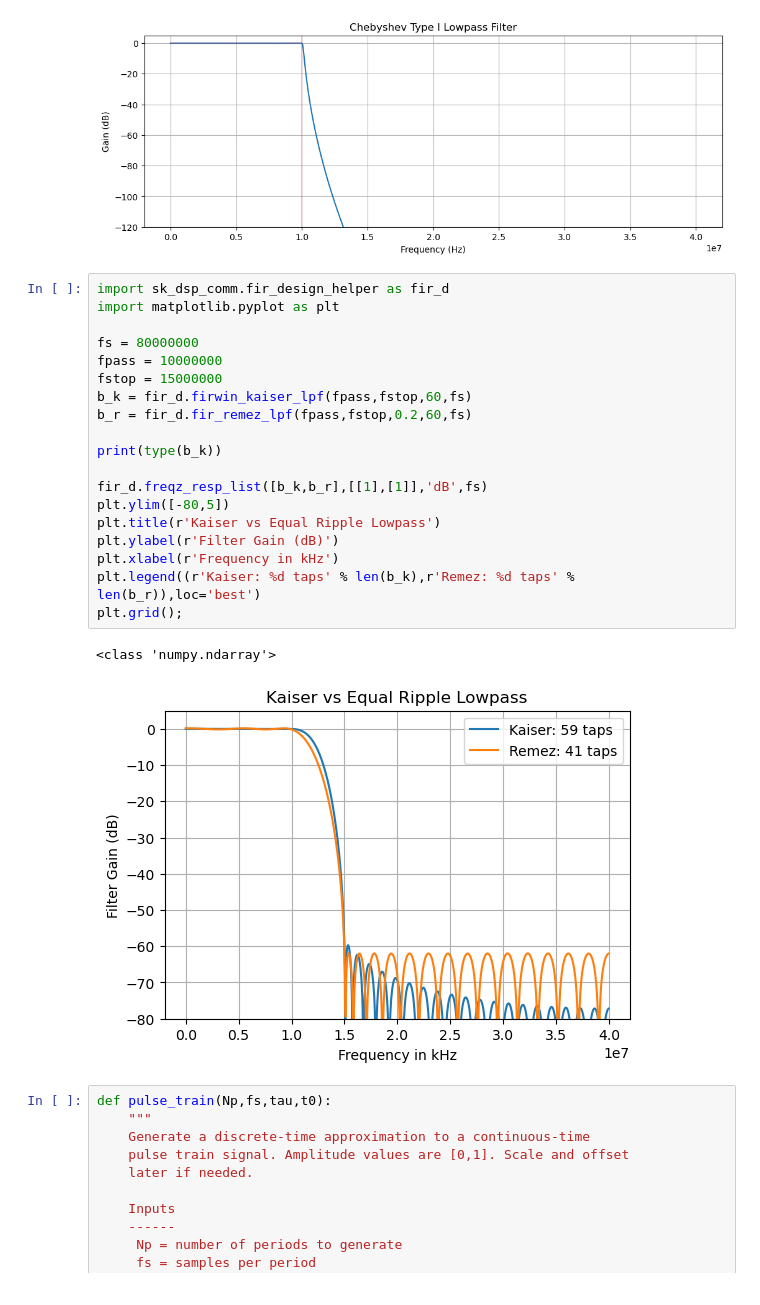
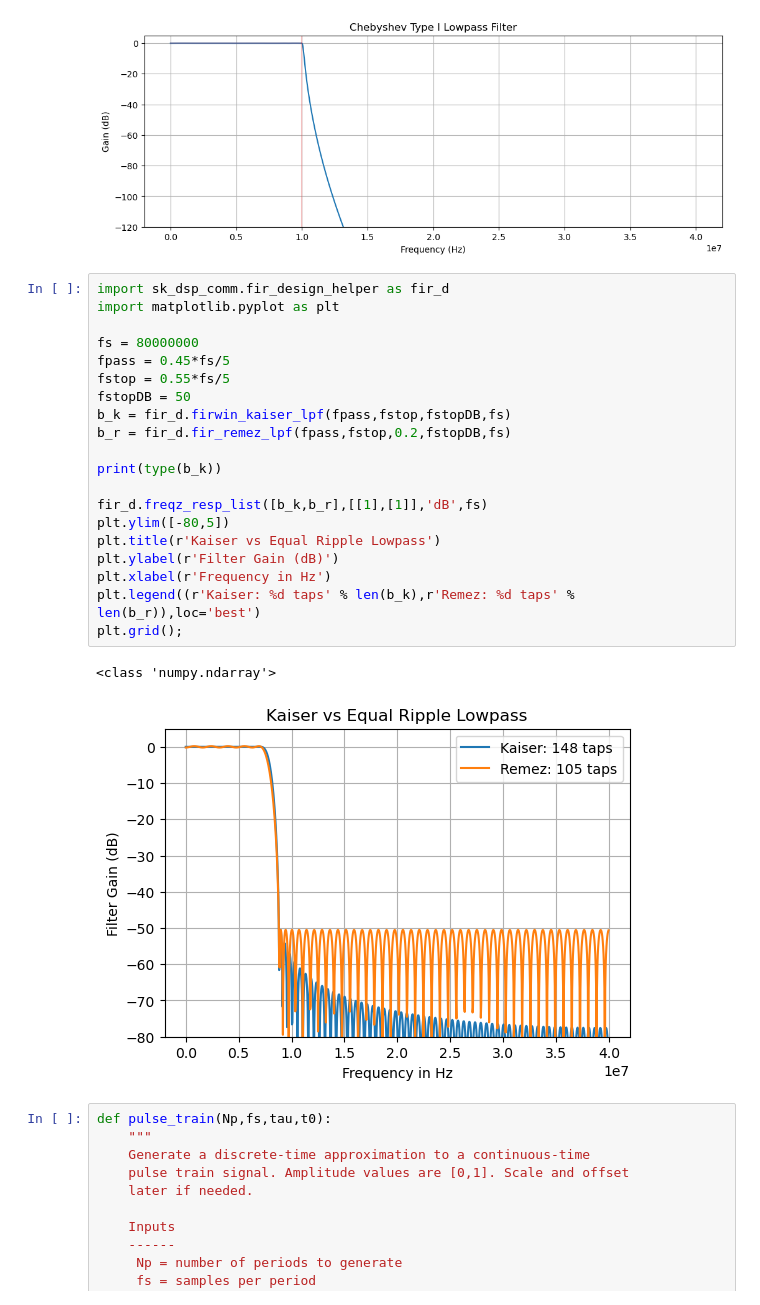
Before and after one commit to jsanchezalmagro/Jupiter, a Jupyter notebook: intfilter.ipynb, the cells around one changed output. Cells and saved outputs as stored; diff of their text form.

```diff
--- a/intfilter.ipynb
+++ b/intfilter.ipynb
@@ -32,25 +32,26 @@ Text(0.5, 1.0, 'Chebyshev Type I Lowpass Filter')
 # %%
 import sk_dsp_comm.fir_design_helper as fir_d
 import matplotlib.pyplot as plt
 
 fs = 80000000
-fpass = 10000000
-fstop = 15000000
-b_k = fir_d.firwin_kaiser_lpf(fpass,fstop,60,fs)
-b_r = fir_d.fir_remez_lpf(fpass,fstop,0.2,60,fs)
+fpass = 0.45*fs/5
+fstop = 0.55*fs/5
+fstopDB = 50
+b_k = fir_d.firwin_kaiser_lpf(fpass,fstop,fstopDB,fs)
+b_r = fir_d.fir_remez_lpf(fpass,fstop,0.2,fstopDB,fs)
 
 print(type(b_k))
 
 fir_d.freqz_resp_list([b_k,b_r],[[1],[1]],'dB',fs)
 plt.ylim([-80,5])
 plt.title(r'Kaiser vs Equal Ripple Lowpass')
 plt.ylabel(r'Filter Gain (dB)')
-plt.xlabel(r'Frequency in kHz')
+plt.xlabel(r'Frequency in Hz')
 plt.legend((r'Kaiser: %d taps' % len(b_k),r'Remez: %d taps' % len(b_r)),loc='best')
 plt.grid();
 # %% [output]
 <class 'numpy.ndarray'>
-[figure, old version]
+[figure, new version]
 # %%
 def pulse_train(Np,fs,tau,t0):
     """
```
Also changed, not shown: 4 other files.
